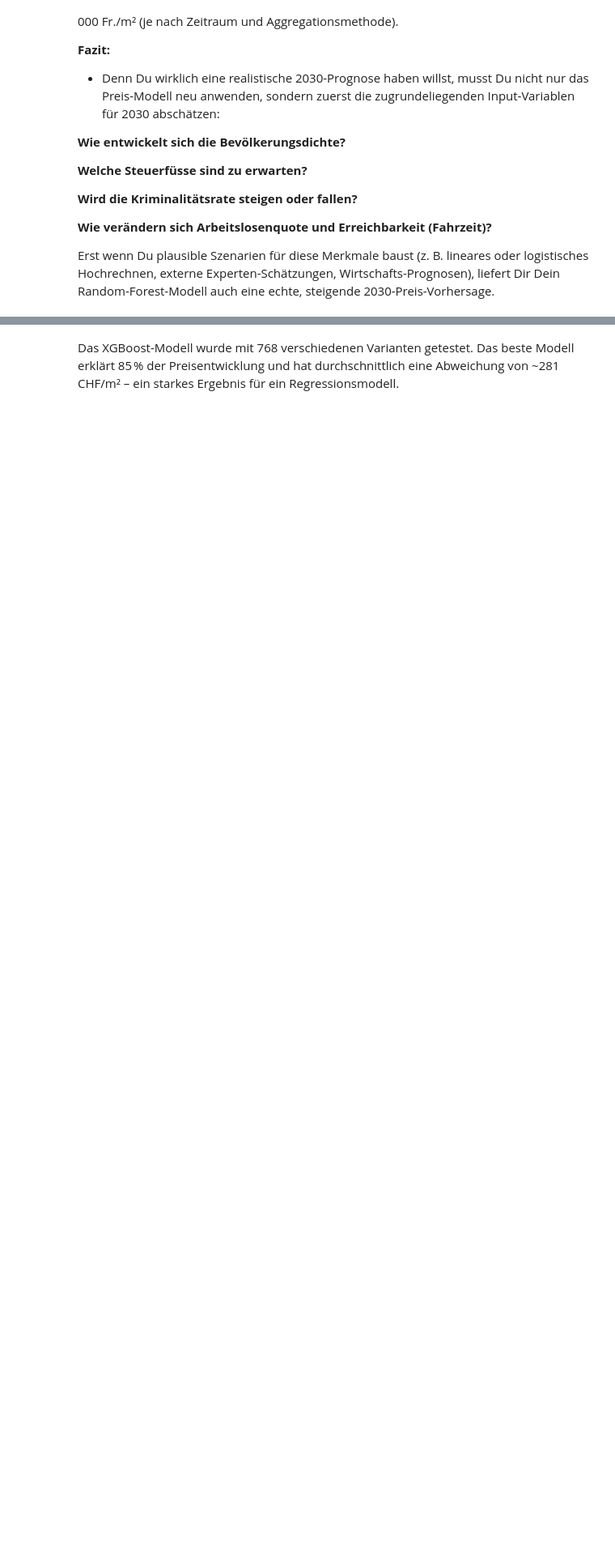
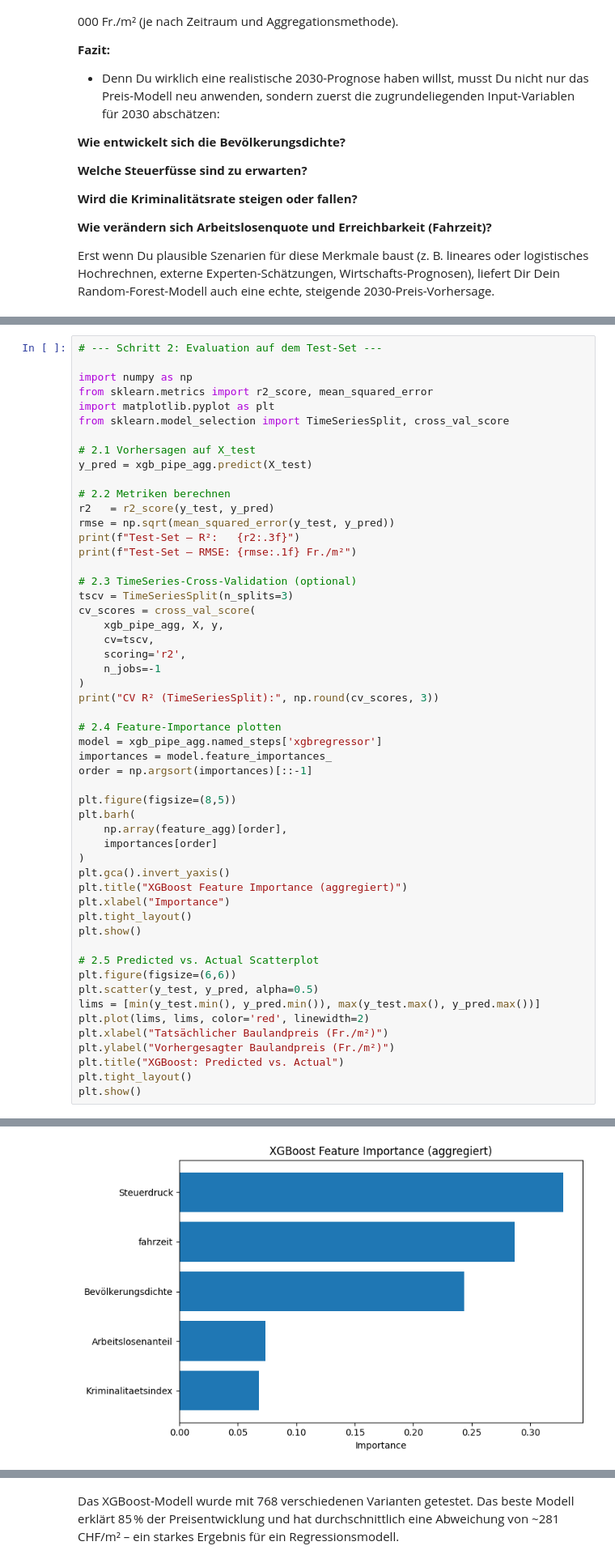
Before and after one commit to Bina-G10/BINA-G10, a Jupyter notebook: bina_gruppe10.ipynb, the cells around one changed output, grey strips where cells are left out. Shown at 81% size. Cells and saved outputs as stored; diff of their text form; blank space fills up the shorter version.

```diff
--- a/bina_gruppe10.ipynb
+++ b/bina_gruppe10.ipynb
@@ -1617,0 +2051,54 @@ Erst wenn Du plausible Szenarien für diese Merkmale baust (z. B. lineares oder
+# %%
+# --- Schritt 2: Evaluation auf dem Test-Set ---
+
+import numpy as np
+from sklearn.metrics import r2_score, mean_squared_error
+import matplotlib.pyplot as plt
+from sklearn.model_selection import TimeSeriesSplit, cross_val_score
+
+# 2.1 Vorhersagen auf X_test
+y_pred = xgb_pipe_agg.predict(X_test)
+
+# 2.2 Metriken berechnen
+r2   = r2_score(y_test, y_pred)
+rmse = np.sqrt(mean_squared_error(y_test, y_pred))
+print(f"Test-Set – R²:   {r2:.3f}")
+print(f"Test-Set – RMSE: {rmse:.1f} Fr./m²")
+
+# 2.3 TimeSeries-Cross-Validation (optional)
+tscv = TimeSeriesSplit(n_splits=3)
+cv_scores = cross_val_score(
+    xgb_pipe_agg, X, y,
+    cv=tscv,
+    scoring='r2',
+    n_jobs=-1
+)
+print("CV R² (TimeSeriesSplit):", np.round(cv_scores, 3))
+
+# 2.4 Feature-Importance plotten
+model = xgb_pipe_agg.named_steps['xgbregressor']
+importances = model.feature_importances_
+order = np.argsort(importances)[::-1]
+
+plt.figure(figsize=(8,5))
+plt.barh(
+    np.array(feature_agg)[order],
+    importances[order]
+)
+plt.gca().invert_yaxis()
+plt.title("XGBoost Feature Importance (aggregiert)")
+plt.xlabel("Importance")
+plt.tight_layout()
+plt.show()
+
+# 2.5 Predicted vs. Actual Scatterplot
+plt.figure(figsize=(6,6))
+plt.scatter(y_test, y_pred, alpha=0.5)
+lims = [min(y_test.min(), y_pred.min()), max(y_test.max(), y_pred.max())]
+plt.plot(lims, lims, color='red', linewidth=2)
+plt.xlabel("Tatsächlicher Baulandpreis (Fr./m²)")
+plt.ylabel("Vorhergesagter Baulandpreis (Fr./m²)")
+plt.title("XGBoost: Predicted vs. Actual")
+plt.tight_layout()
+plt.show()
+# %% [output]
@@ -1617,0 +2108 @@ Erst wenn Du plausible Szenarien für diese Merkmale baust (z. B. lineares oder
+[figure, added]
```
Also changed, not shown: parts of 37 cells of this notebook.
